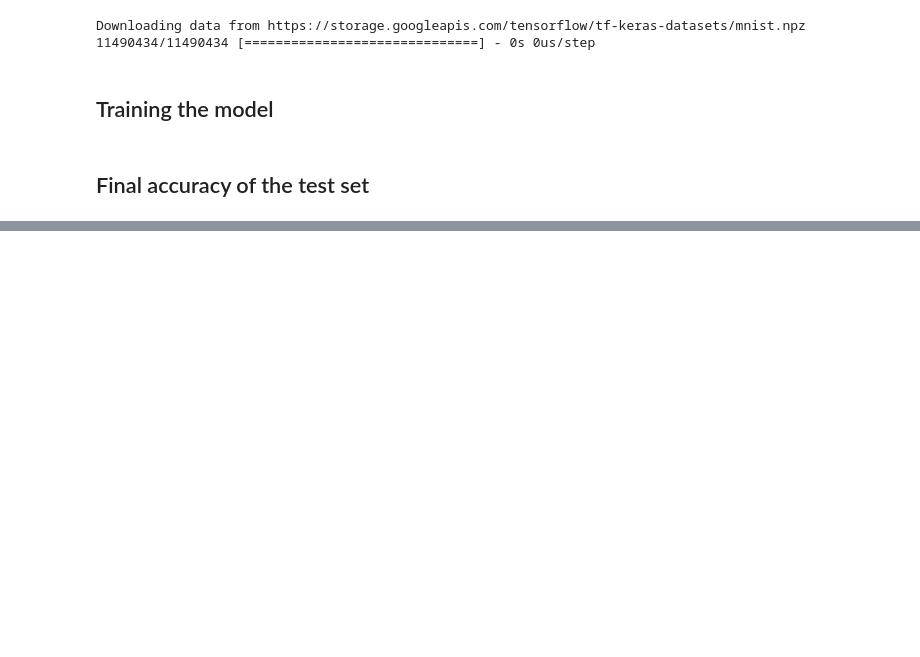
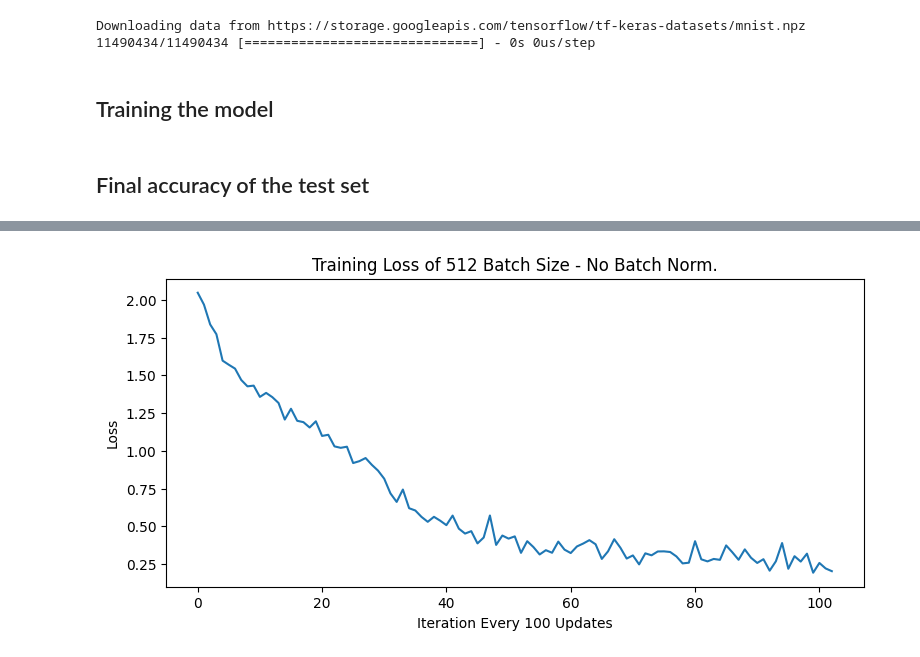
Before and after one commit to Sagivm/DeepCourse, a Jupyter notebook: Ex1/ex1.ipynb, the cells around one changed output, grey strips where cells are left out. Drawn from its saved outputs; the diff is of its cells as text; code cells hidden in the pictures; blank space fills up the shorter version.

```diff
--- a/Ex1/ex1.ipynb
+++ b/Ex1/ex1.ipynb
@@ -439,0 +537,6 @@ print(f"Test accuracy {acc:.2f}%")
+# %%
+with open('models/model_512_mini', 'rb') as f:
+    m = pickle.load(f)
+
+for i, c in enumerate(m['costs']):
+    print(f"{(i + 1) * 100}. Train loss = {c:.5f}")
@@ -439,0 +561,10 @@ print(f"Test accuracy {acc:.2f}%")
+# %%
+plt.figure(figsize=(9,4))
+plt.plot(m['costs'])
+plt.xlabel("Iteration Every 100 Updates")
+plt.ylabel("Loss")
+plt.title("Training Loss of 512 Batch Size - No Batch Norm.")
+plt.savefig('training_loss.png')
+plt.show()
+# %% [output]
+[figure, added]
```
Also changed, not shown: parts of 17 cells of this notebook, 4 other files.
